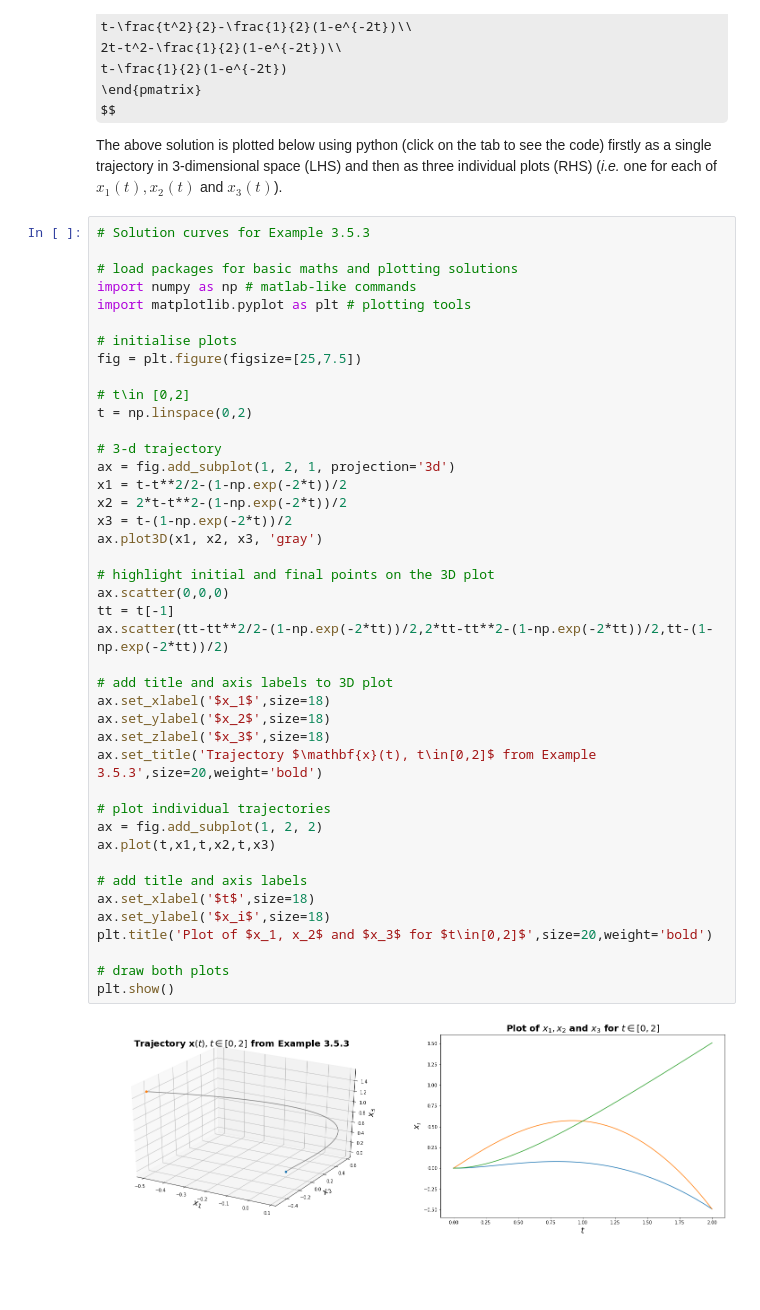
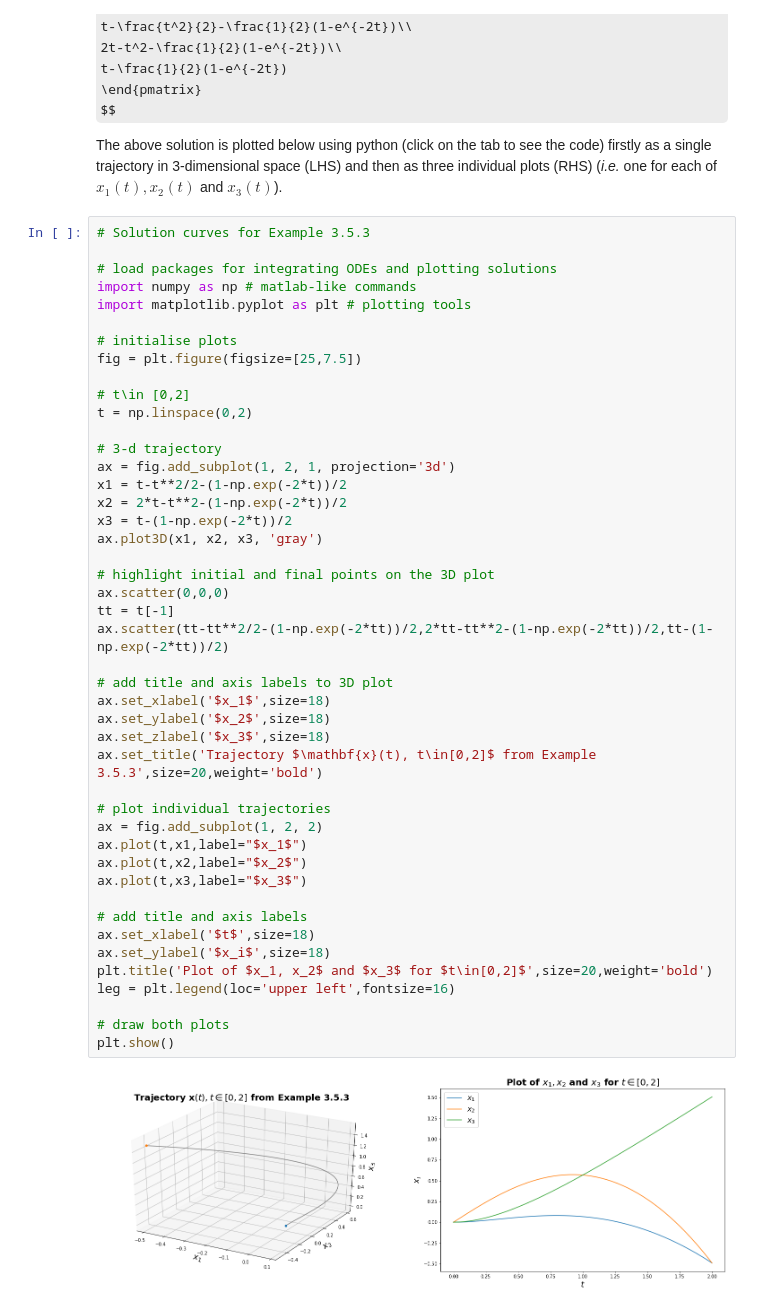
Before and after one commit to jjcrofts77/Linear-Systems-MATH30451, a Jupyter notebook: content/notebooks/Chapter3/NonHomoODE.ipynb, the cells around one changed output. Saved outputs shown, nothing was run; the diff lists cells and outputs as text; some formulas as TeX source; blank space fills up the shorter version.

```diff
--- a/content/notebooks/Chapter3/NonHomoODE.ipynb
+++ b/content/notebooks/Chapter3/NonHomoODE.ipynb
@@ -191,7 +191,7 @@ The above solution is plotted below using python (click on the tab to see the co
 # %%
 # Solution curves for Example 3.5.3
 
-# load packages for basic maths and plotting solutions
+# load packages for integrating ODEs and plotting solutions
 import numpy as np # matlab-like commands
 import matplotlib.pyplot as plt # plotting tools
 
@@ -203,32 +203,35 @@ t = np.linspace(0,2)
 
 # 3-d trajectory
 ax = fig.add_subplot(1, 2, 1, projection='3d')
 x1 = t-t**2/2-(1-np.exp(-2*t))/2
 x2 = 2*t-t**2-(1-np.exp(-2*t))/2
 x3 = t-(1-np.exp(-2*t))/2
 ax.plot3D(x1, x2, x3, 'gray')
 
 # highlight initial and final points on the 3D plot
 ax.scatter(0,0,0)
 tt = t[-1]
 ax.scatter(tt-tt**2/2-(1-np.exp(-2*tt))/2,2*tt-tt**2-(1-np.exp(-2*tt))/2,tt-(1-np.exp(-2*tt))/2)
 
 # add title and axis labels to 3D plot
 ax.set_xlabel('$x_1$',size=18)
 ax.set_ylabel('$x_2$',size=18)
 ax.set_zlabel('$x_3$',size=18)
 ax.set_title('Trajectory $\mathbf{x}(t), t\in[0,2]$ from Example 3.5.3',size=20,weight='bold')
 
 # plot individual trajectories
 ax = fig.add_subplot(1, 2, 2)
-ax.plot(t,x1,t,x2,t,x3)
+ax.plot(t,x1,label="$x_1$")
+ax.plot(t,x2,label="$x_2$")
+ax.plot(t,x3,label="$x_3$")
 
 # add title and axis labels
 ax.set_xlabel('$t$',size=18)
 ax.set_ylabel('$x_i$',size=18)
 plt.title('Plot of $x_1, x_2$ and $x_3$ for $t\in[0,2]$',size=20,weight='bold')
+leg = plt.legend(loc='upper left',fontsize=16)
 
 # draw both plots
 plt.show()
 # %% [output]
-[figure, old version]
+[figure, new version]
```
